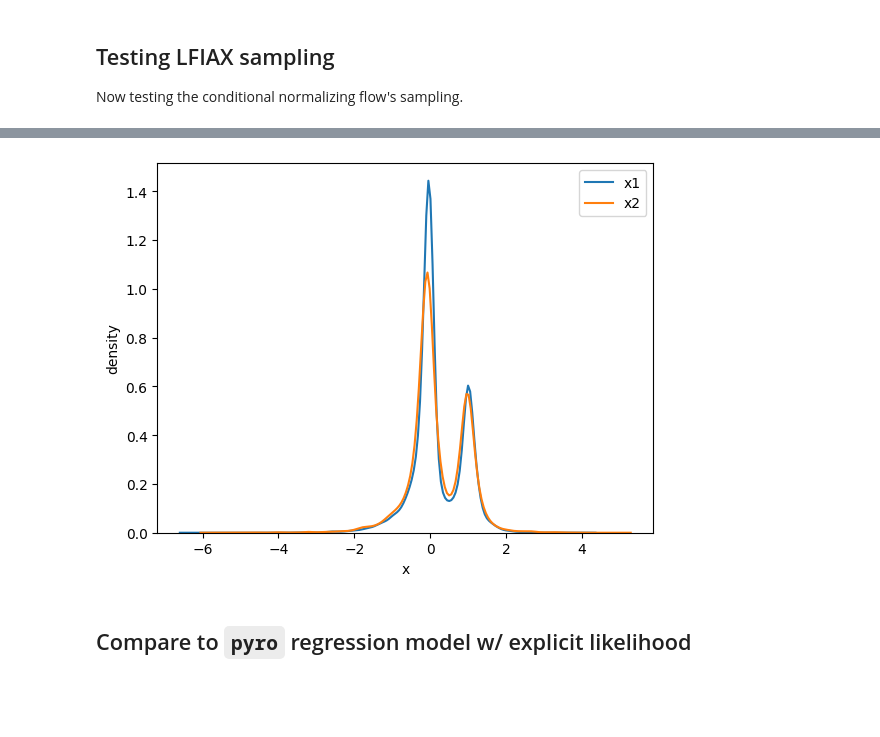
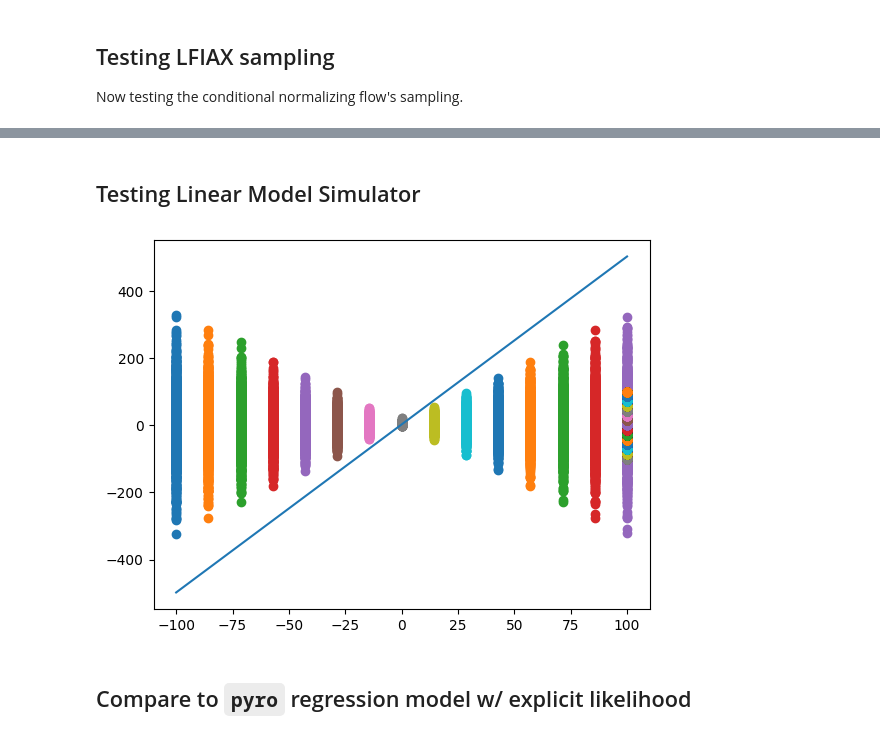
Before and after one commit to vz415/lfiax, a Jupyter notebook: examples/lin_reg_likelihood_check.ipynb, the cells around one changed output, grey strips where cells are left out. Drawn from its saved outputs; the diff is of its cells as text; code cells hidden in the pictures; blank space fills up the shorter version.

```diff
--- a/examples/lin_reg_likelihood_check.ipynb
+++ b/examples/lin_reg_likelihood_check.ipynb
@@ -447,13 +475,21 @@ plt.show()
-# %%
-import seaborn as sns
-sns.kdeplot(samples[:, 0], label='x1')
-sns.kdeplot(samples[:, 1], label='x2')
-plt.xlabel('x')
-plt.ylabel('density')
-plt.legend()
-plt.show()
-# %% [output]
-[figure, removed]
+# %% [markdown]
+## Testing Linear Model Simulator
+# %%
+import matplotlib.pyplot as plt
+
+d_sim2 = jnp.linspace(-100, 100, num=15)
+num_samples = 1000
+x_linear = sim_data(d_sim2, num_samples, key)
+
+y = 2. + 5. * d_sim2
+# Plotting
+fig, ax = plt.subplots()
+
+ax.plot(d_sim2, y)
+for i in range(len(x_linear[0])):
+  ax.scatter([d_sim2[i]] * 1000, x_linear[:,i])
+# %% [output]
+[figure, added]
 # %% [markdown]
 ## Compare to `pyro` regression model w/ explicit likelihood
 # %%
```
Also changed, not shown: parts of 10 cells of this notebook, 4 other files.
